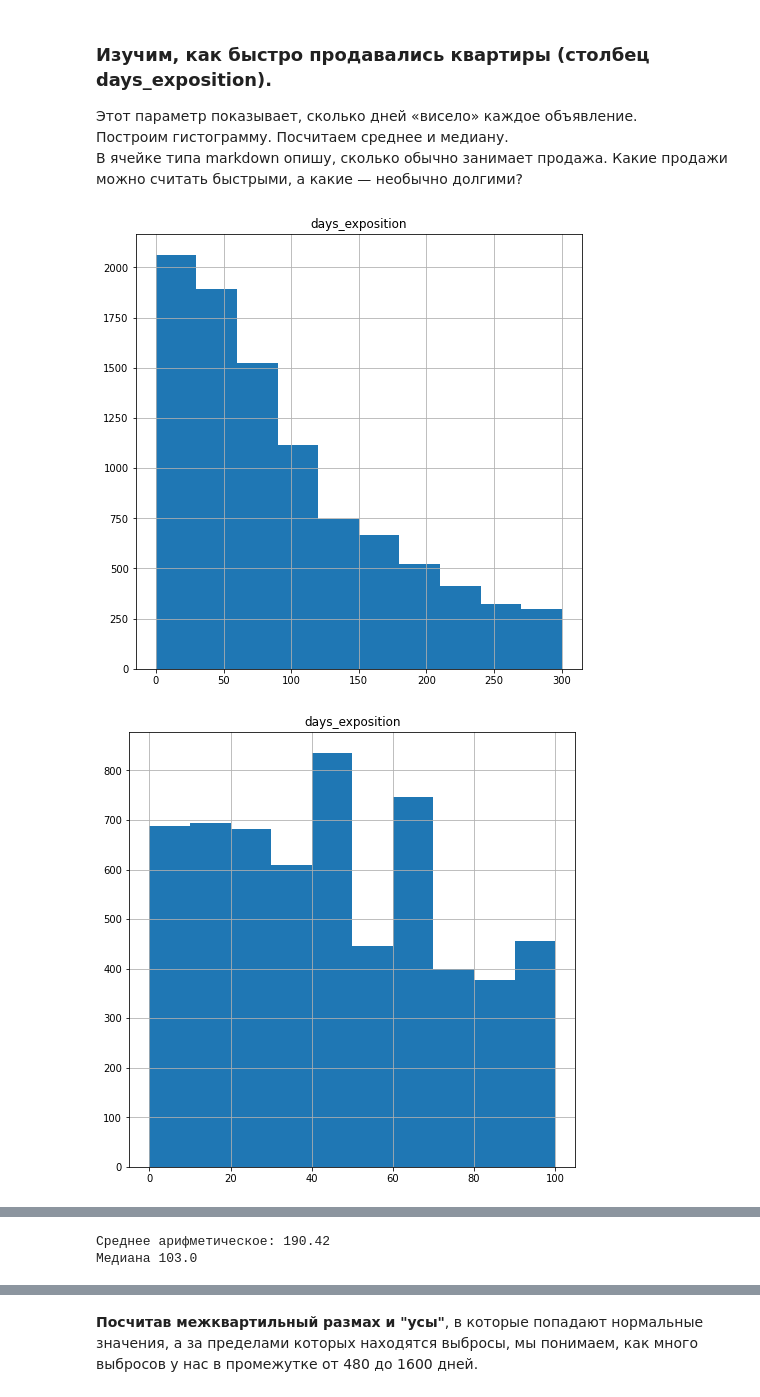
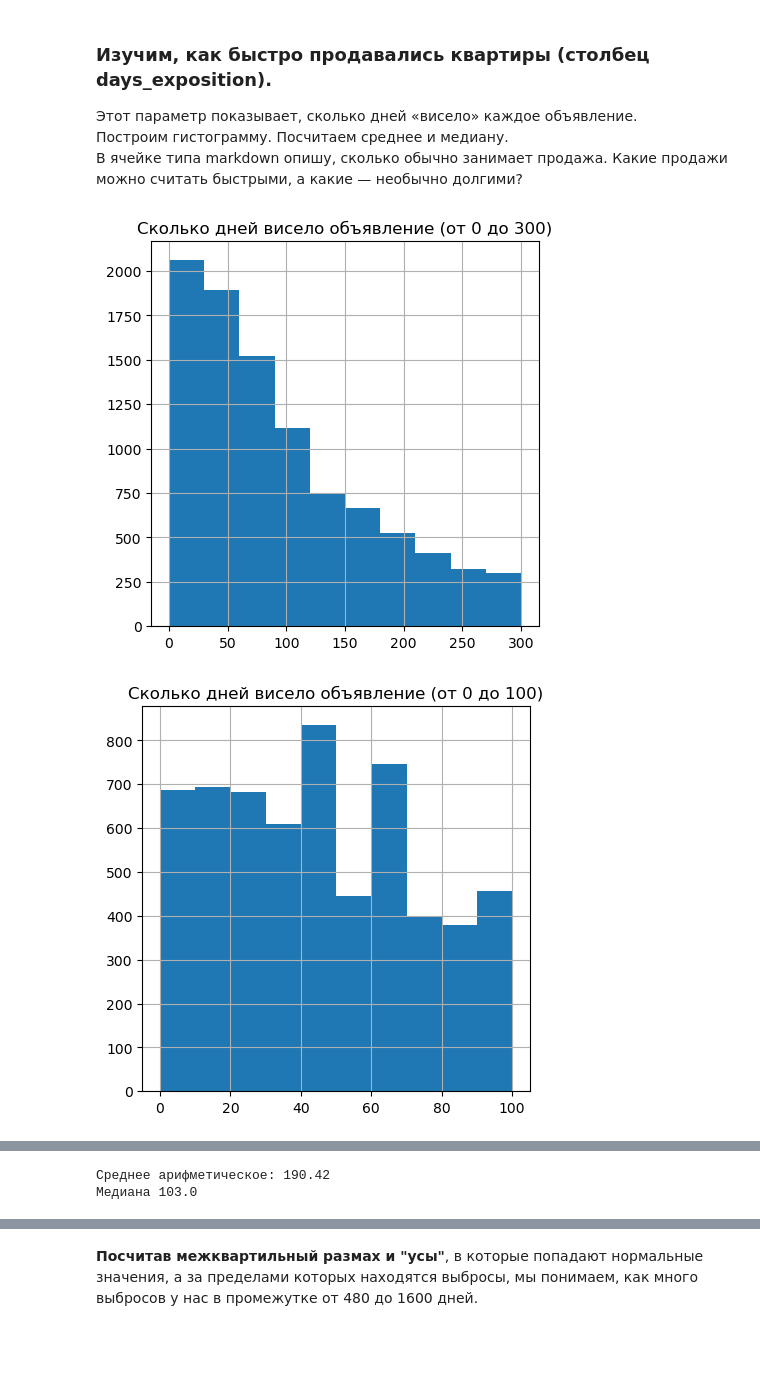
Before and after one commit to Lika-Go/Data_Analytics, a Jupyter notebook: 3. Анализ рынка недвижимости Санкт-Петербурга/3.spb_realty_research.ipynb, the cells around one changed output, grey strips where cells are left out. Drawn from its saved outputs; the diff is of its cells as text; code cells hidden in the pictures; blank space fills up the shorter version.

```diff
--- a/3. Анализ рынка недвижимости Санкт-Петербурга/3.spb_realty_research.ipynb
+++ b/3. Анализ рынка недвижимости Санкт-Петербурга/3.spb_realty_research.ipynb
@@ -118,7 +35,7 @@ import pandas as pd
 import matplotlib.pyplot as plt
 import numpy as np
 
-data = pd.read_csv('/datasets/real_estate_data.csv', sep='\t')
+data = pd.read_csv('https://code.s3.yandex.net/datasets/real_estate_data.csv', sep='\t')
 print(data.info())
 data.hist(figsize=(15, 20))
 plt.show()
@@ -206,0 +94,3 @@ __Комментарий от ревьюера №1__
+# %%
+data['is_apartment'] = data.is_apartment.fillna(False)
+data.head(10)
@@ -242,17 +125,7 @@ __Комментарий от ревьюера №2__
 # %%
-data['balcony'] = data['balcony'].fillna(value=0).astype('int')
-
-data['ponds_nearest'] = data['ponds_nearest'].fillna(value=5000).astype('int')
-
-data['parks_nearest'] = data['parks_nearest'].fillna(value=5000).astype('int')
-
-data['airports_nearest'] = data['airports_nearest'].fillna(value=10000).astype('int')
-
-data['cityCenters_nearest'] = data['cityCenters_nearest'].fillna(value=10000).astype('int')
-
-data['parks_around3000'] = data['parks_around3000'].fillna(value=0).astype('int')
-
-data['ponds_around3000'] = data['ponds_around3000'].fillna(value=0).astype('int')
+data[['ponds_nearest', 'parks_nearest']] = data[['ponds_nearest', 'parks_nearest']].fillna(value=5000).astype('int')
+data[['airports_nearest', 'cityCenters_nearest']] = data[['airports_nearest', 'cityCenters_nearest']].fillna(value=10000).astype('int')
+data[['balcony', 'parks_around3000', 'ponds_around3000']] = data[['balcony', 'parks_around3000', 'ponds_around3000']].fillna(value=0).astype('int')
 
 no_data = data.isna().sum().sort_values(ascending=False)
 print(no_data.head(22))
@@ -1087,19 +765,22 @@ __Комментарий от ревьюера №1__
 В ячейке типа markdown опишу, сколько обычно занимает продажа. Какие продажи можно считать быстрыми, а какие — необычно долгими?
 # %%
 #Посмотрим, сколько обычно занимает продажа:
-data.hist('days_exposition', range=(0,300), figsize=(8, 8))
+data.hist('days_exposition', range=(0,300), figsize=(5, 5))
+plt.title('Сколько дней висело объявление (от 0 до 300)')
 plt.show()
 
 #Быстрые продажи:
-data.hist('days_exposition', range=(0,100), figsize=(8, 8))
+data.hist('days_exposition', range=(0,100), figsize=(5, 5))
+plt.title('Сколько дней висело объявление (от 0 до 100)')
 plt.show()
 
 #Необычно долгие продажи:
-data.hist('days_exposition', range=(0,1600), figsize=(8, 8))
+data.hist('days_exposition', range=(0,1600), figsize=(5, 5))
+plt.title('Сколько дней висело объявление (от 0 до 1600)')
 plt.show()
 
 print('Среднее арифметическое:', data['days_exposition'].mean().round(2))
 print('Медиана', data['days_exposition'].median())
 # %% [output]
-[figure, old version]
+[figure, new version]
-[figure, old version]
+[figure, new version]
```
Also changed, not shown: parts of 70 cells of this notebook.
